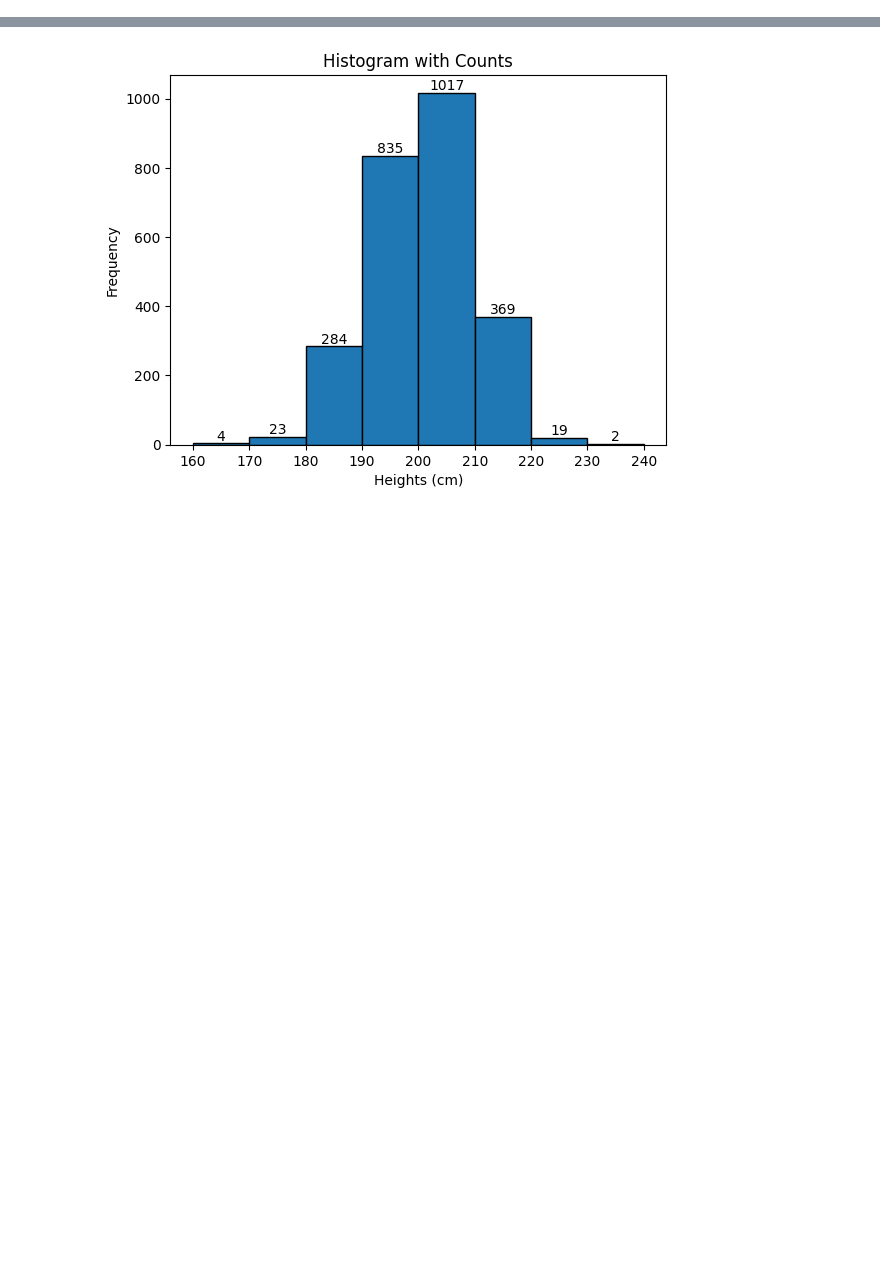
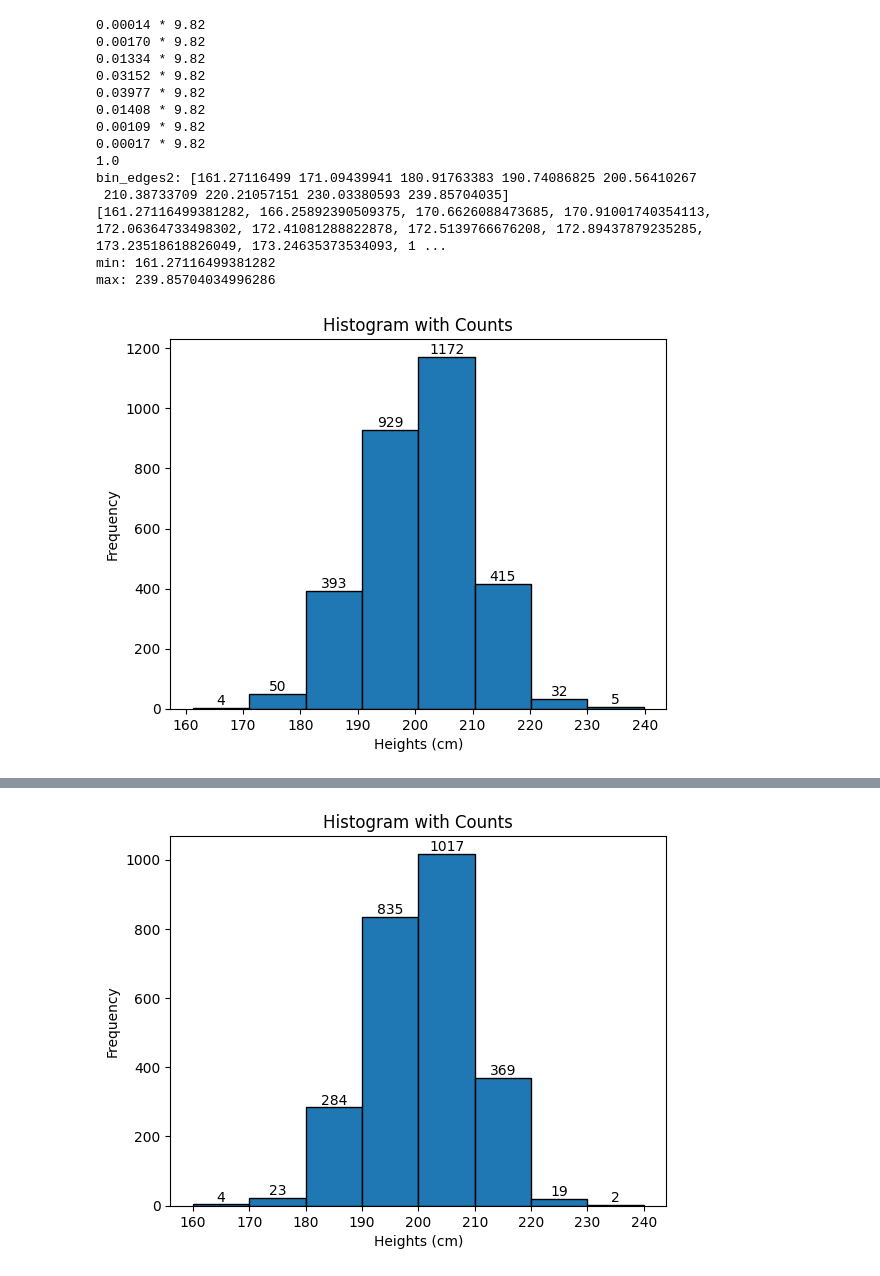
Before and after one commit to lakex24/GenAI-101, a Jupyter notebook: test.ipynb, the cells around one changed output, grey strips where cells are left out. Cells and saved outputs as stored; diff of their text form; code cells hidden in the pictures; blank space fills up the shorter version.

```diff
--- a/test.ipynb
+++ b/test.ipynb
@@ -18,3 +53,60 @@ for k in player_names_heights.keys():
+# %%
+
+# when you set density=True, the total area under the histogram will sum to 1
+probs, bin_edges2 = np.histogram(data, bins=bins, density=True)
+
+sum_probs = 0.0
+for i, prob in enumerate(probs):
+    bin_width = (bin_edges2[i+1] - bin_edges2[i])
+    sum_probs += prob * bin_width
+    print(f'{prob:.5f} * {bin_width:.2f}')
+
+print(sum_probs)
+
+print('bin_edges2:', bin_edges2)
+
+print(sorted(data))
+print('min:', min(data))
+print('max:', max(data))
+
+# patches represent the individual bars (rectangles) of the histogram
+import matplotlib.pyplot as plt
+
+hist, bins, patches = plt.hist(data, bins=bins, edgecolor='black')
+
+# Annotate each bar with the count
+for patch, count in zip(patches, hist):
+    plt.text(
+        patch.get_x() + patch.get_width() / 2,
+        patch.get_height(),
+        f'{int(count)}',
+        ha='center',
+        va='bottom'
+    )
+
+# Adding titles and labels
+plt.title('Histogram with Counts')
+plt.xlabel('Heights (cm)')
+plt.ylabel('Frequency')
+
+# Show the plot
+plt.show()
+# %% [output]
+0.00014 * 9.82
+0.00170 * 9.82
+0.01334 * 9.82
+0.03152 * 9.82
+0.03977 * 9.82
+0.01408 * 9.82
+0.00109 * 9.82
+0.00017 * 9.82
+1.0
+bin_edges2: [161.27116499 171.09439941 180.91763383 190.74086825 200.56410267
+ 210.38733709 220.21057151 230.03380593 239.85704035]
+[161.27116499381282, 166.25892390509375, 170.6626088473685, 170.91001740354113, 172.06364733498302, 172.41081288822878, 172.5139766676208, 172.89437879235285, 173.23518618826049, 173.24635373534093, 1 ...
+min: 161.27116499381282
+max: 239.85704034996286
+[figure, added]
 # %%
 import numpy as np
 import matplotlib.pyplot as plt
```
Also changed, not shown: parts of 4 cells of this notebook, 3 other files.
